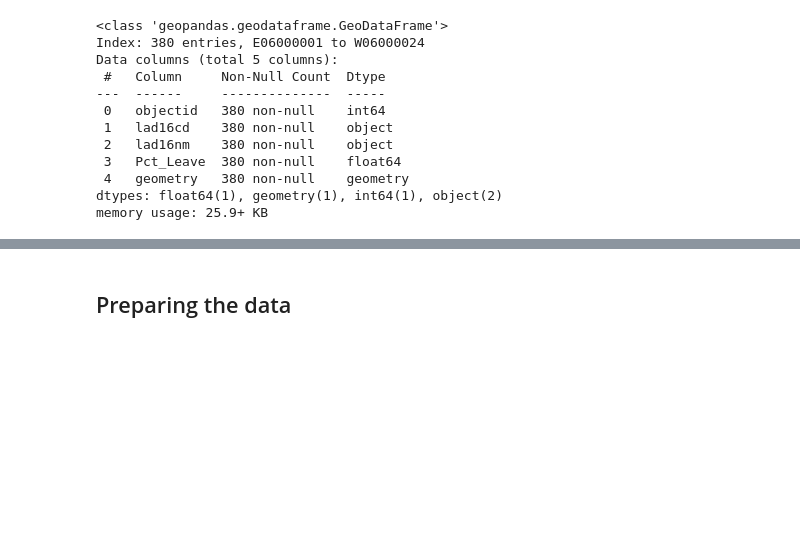
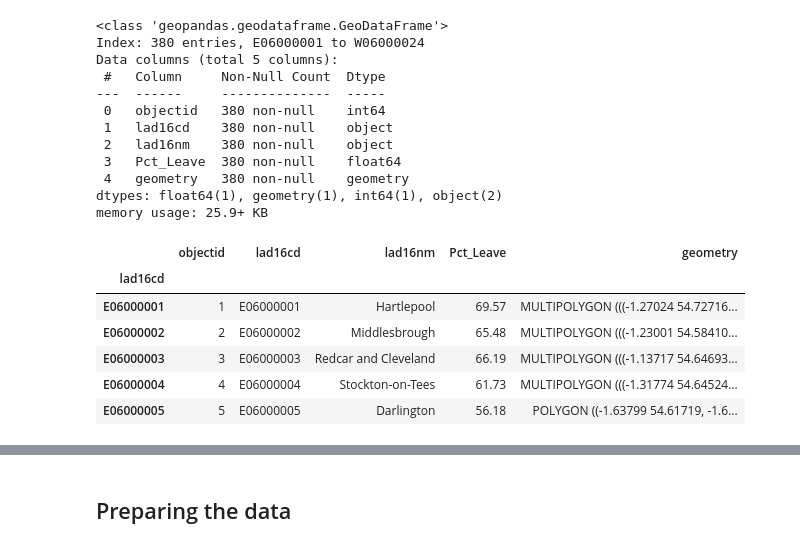
Before and after one commit to SC-GSDA-WS2324/Lecture6, a Jupyter notebook: 6_autocorr_ESDA.ipynb, the cells around one changed output, grey strips where cells are left out. Cells and saved outputs as stored; diff of their text form; code cells hidden in the pictures; blank space fills up the shorter version.

```diff
--- a/6_autocorr_ESDA.ipynb
+++ b/6_autocorr_ESDA.ipynb
@@ -106,3 +93,13 @@ Data columns (total 5 columns):
  4   geometry   380 non-null    geometry
 dtypes: float64(1), geometry(1), int64(1), object(2)
 memory usage: 25.9+ KB
+# %%
+br.head()
+# %% [output]
+|  | objectid | lad16cd | lad16nm | Pct_Leave | geometry |
+| lad16cd |  |  |  |  |  |
+| E06000001 | 1 | E06000001 | Hartlepool | 69.57 | MULTIPOLYGON (((-1.27024 54.72716... |
+| E06000002 | 2 | E06000002 | Middlesbrough | 65.48 | MULTIPOLYGON (((-1.23001 54.58410... |
+| E06000003 | 3 | E06000003 | Redcar and Cleveland | 66.19 | MULTIPOLYGON (((-1.13717 54.64693... |
+| E06000004 | 4 | E06000004 | Stockton-on-Tees | 61.73 | MULTIPOLYGON (((-1.31774 54.64524... |
+| E06000005 | 5 | E06000005 | Darlington | 56.18 | POLYGON ((-1.63799 54.61719, -1.6... |
```
Also changed, not shown: parts of 53 cells of this notebook.
